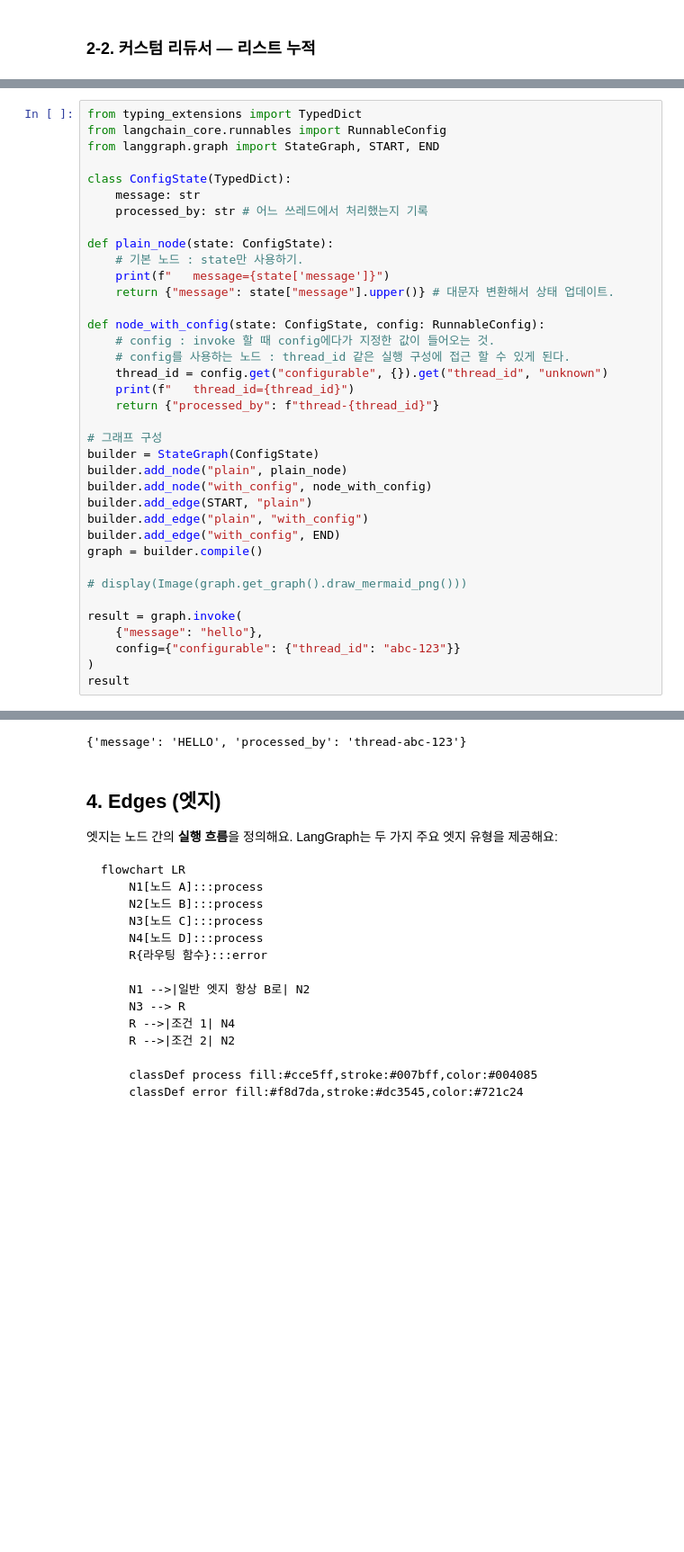
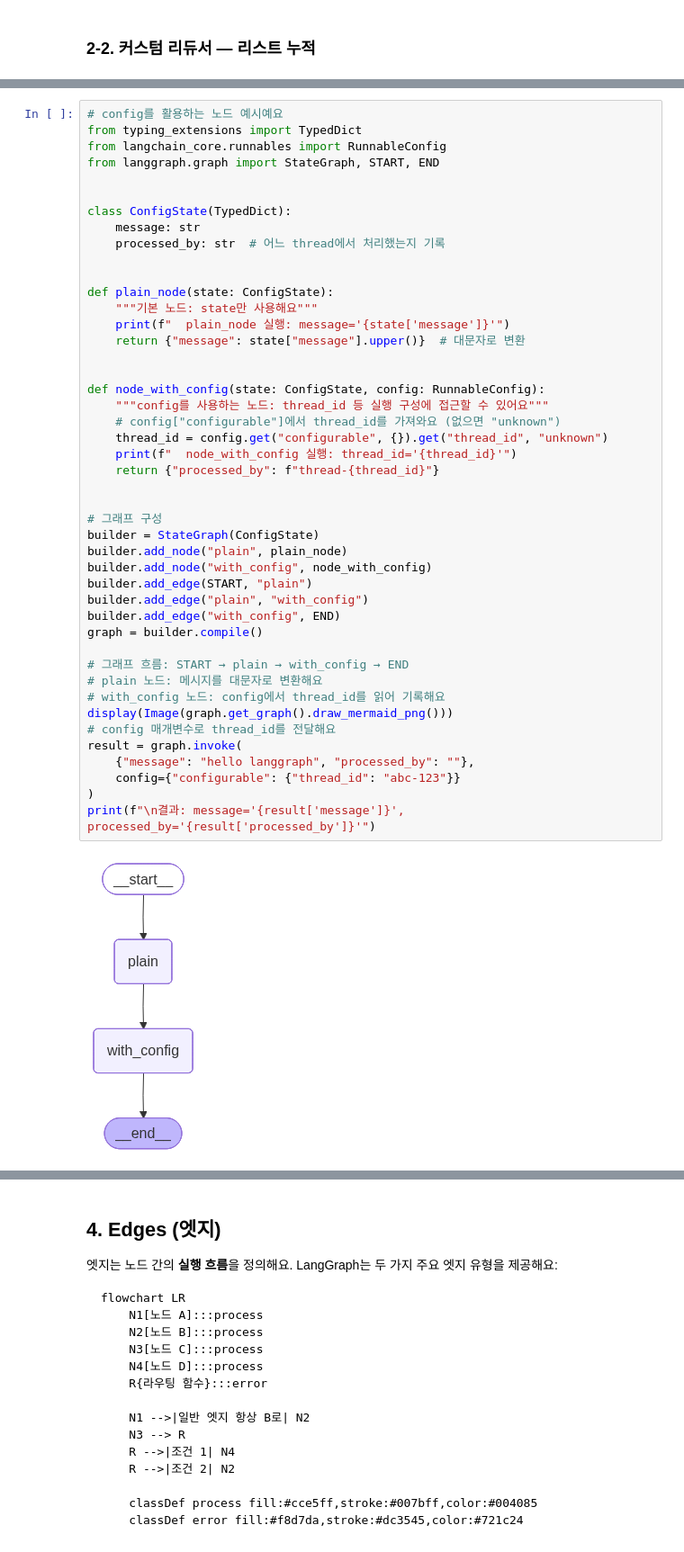
Before and after one commit to elixirevo/hk-langgraph-lecture, a Jupyter notebook: answer/02_LangGraph_Basics/04-StateGraph-Basics.ipynb, the cells around one changed output, grey strips where cells are left out. Shown at 90% size. Cells and saved outputs as stored; diff of their text form; blank space fills up the shorter version.

```diff
--- a/answer/02_LangGraph_Basics/04-StateGraph-Basics.ipynb
+++ b/answer/02_LangGraph_Basics/04-StateGraph-Basics.ipynb
@@ -303,38 +350,47 @@ def my_node(state: State, config: RunnableConfig) -> dict:  # config 활용
 # %%
+# config를 활용하는 노드 예시예요
 from typing_extensions import TypedDict
 from langchain_core.runnables import RunnableConfig
 from langgraph.graph import StateGraph, START, END
 
+
 class ConfigState(TypedDict):
     message: str
-    processed_by: str # 어느 쓰레드에서 처리했는지 기록
+    processed_by: str  # 어느 thread에서 처리했는지 기록
+
 
 def plain_node(state: ConfigState):
-    # 기본 노드 : state만 사용하기.
-    print(f"   message={state['message']}")
-    return {"message": state["message"].upper()} # 대문자 변환해서 상태 업데이트.
+    """기본 노드: state만 사용해요"""
+    print(f"  plain_node 실행: message='{state['message']}'")
+    return {"message": state["message"].upper()}  # 대문자로 변환
+
 
 def node_with_config(state: ConfigState, config: RunnableConfig):
-    # config : invoke 할 때 config에다가 지정한 값이 들어오는 것.
-    # config를 사용하는 노드 : thread_id 같은 실행 구성에 접근 할 수 있게 된다.
+    """config를 사용하는 노드: thread_id 등 실행 구성에 접근할 수 있어요"""
+    # config["configurable"]에서 thread_id를 가져와요 (없으면 "unknown")
     thread_id = config.get("configurable", {}).get("thread_id", "unknown")
-    print(f"   thread_id={thread_id}")
+    print(f"  node_with_config 실행: thread_id='{thread_id}'")
     return {"processed_by": f"thread-{thread_id}"}
+
 
 # 그래프 구성
 builder = StateGraph(ConfigState)
 builder.add_node("plain", plain_node)
 builder.add_node("with_config", node_with_config)
 builder.add_edge(START, "plain")
 builder.add_edge("plain", "with_config")
 builder.add_edge("with_config", END)
 graph = builder.compile()
 
-# display(Image(graph.get_graph().draw_mermaid_png()))
-
+# 그래프 흐름: START → plain → with_config → END
+# plain 노드: 메시지를 대문자로 변환해요
+# with_config 노드: config에서 thread_id를 읽어 기록해요
+display(Image(graph.get_graph().draw_mermaid_png()))
+# config 매개변수로 thread_id를 전달해요
 result = graph.invoke(
-    {"message": "hello"},
+    {"message": "hello langgraph", "processed_by": ""},
     config={"configurable": {"thread_id": "abc-123"}}
 )
-result
+print(f"\n결과: message='{result['message']}', processed_by='{result['processed_by']}'")
 # %% [output]
+[figure, added]
@@ -343,4 +401,3 @@ result
-{'message': 'HELLO', 'processed_by': 'thread-abc-123'}
 # %% [markdown]
 ## 4. Edges (엣지)
 
```
Also changed, not shown: parts of 44 cells of this notebook, 52 other files.
